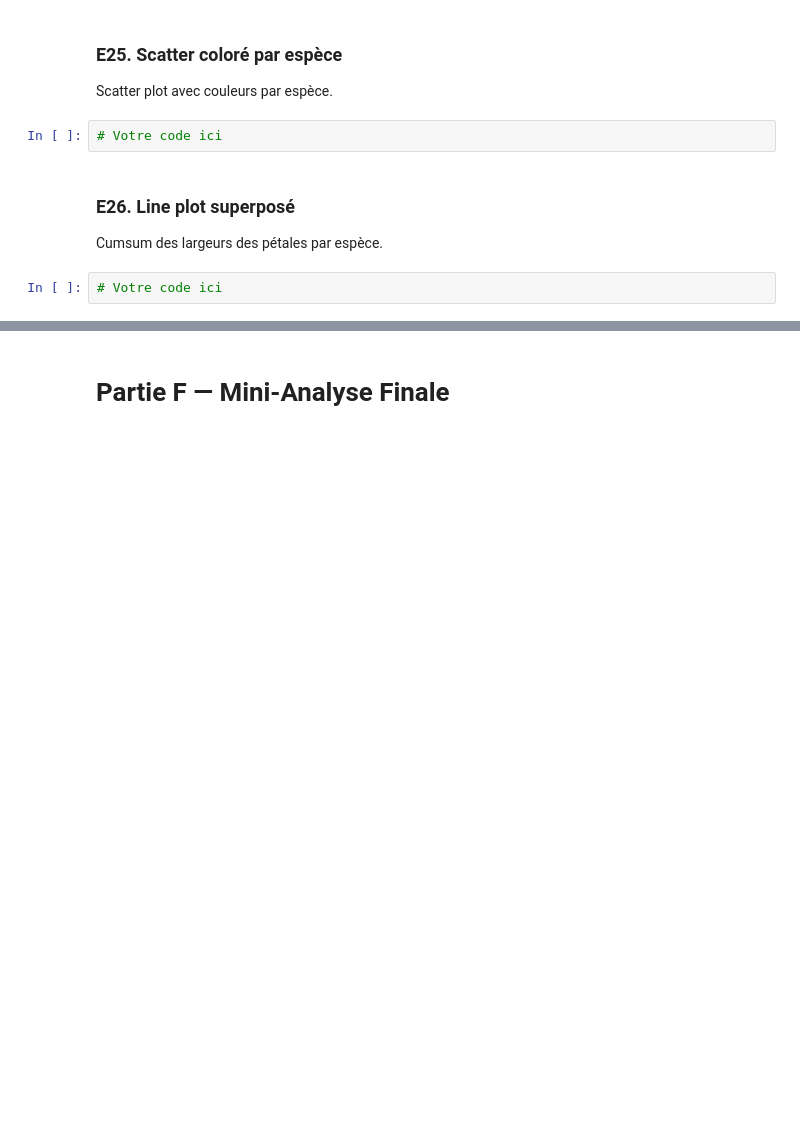
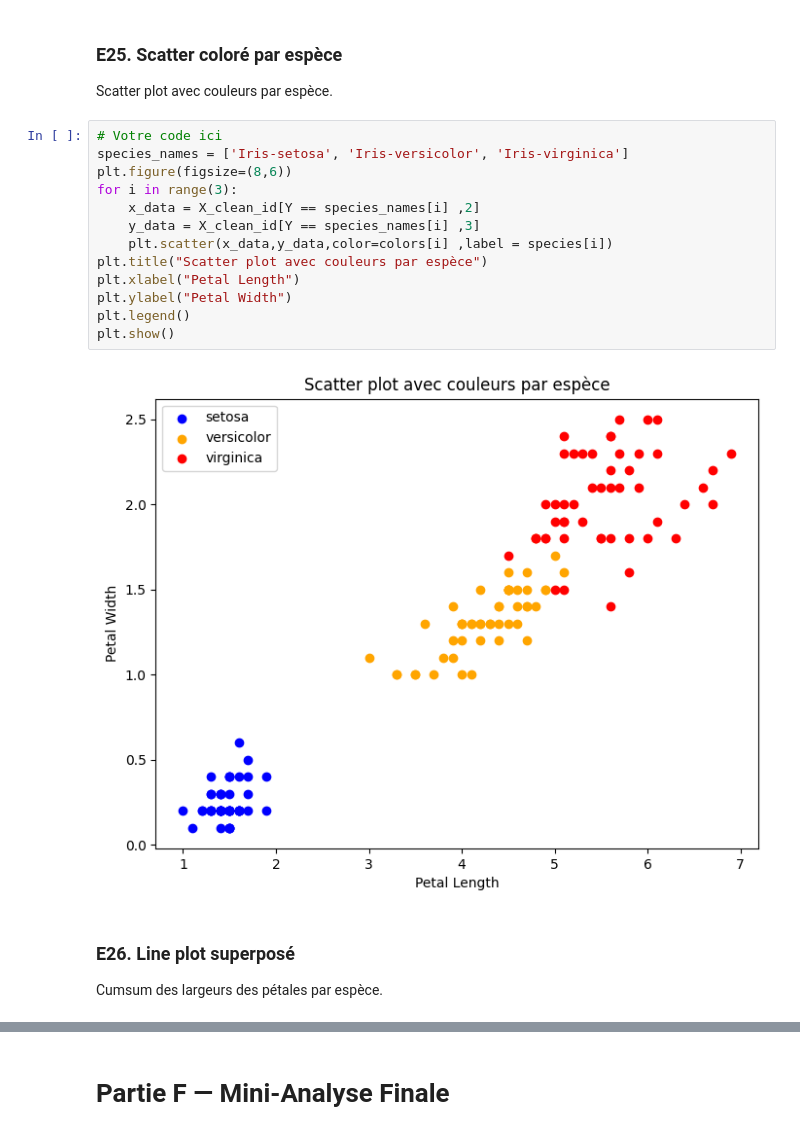
Before and after one commit to USMS-FPK-IA-GI-2025/controle-01-numpy-and-matplotlib-iris-Bouchask, a Jupyter notebook: notebooks/controle_numpy_matplotlib.ipynb, the cells around one changed output, grey strips where cells are left out. Cells and saved outputs as stored; diff of their text form; blank space fills up the shorter version.

```diff
--- a/notebooks/controle_numpy_matplotlib.ipynb
+++ b/notebooks/controle_numpy_matplotlib.ipynb
@@ -344,10 +369,21 @@ Moyennes par espèce avec écart-type.
 # %% [markdown]
 ### E25. Scatter coloré par espèce
 Scatter plot avec couleurs par espèce.
-# %%
-# Votre code ici
+# %%
+# Votre code ici
+species_names = ['Iris-setosa', 'Iris-versicolor', 'Iris-virginica']
+plt.figure(figsize=(8,6))
+for i in range(3):
+    x_data = X_clean_id[Y == species_names[i] ,2]
+    y_data = X_clean_id[Y == species_names[i] ,3]
+    plt.scatter(x_data,y_data,color=colors[i] ,label = species[i])
+plt.title("Scatter plot avec couleurs par espèce")
+plt.xlabel("Petal Length")
+plt.ylabel("Petal Width")
+plt.legend()
+plt.show()
+# %% [output]
+[figure, added]
 # %% [markdown]
 ### E26. Line plot superposé
 Cumsum des largeurs des pétales par espèce.
-# %%
-# Votre code ici
```
Also changed, not shown: parts of 5 cells of this notebook.
